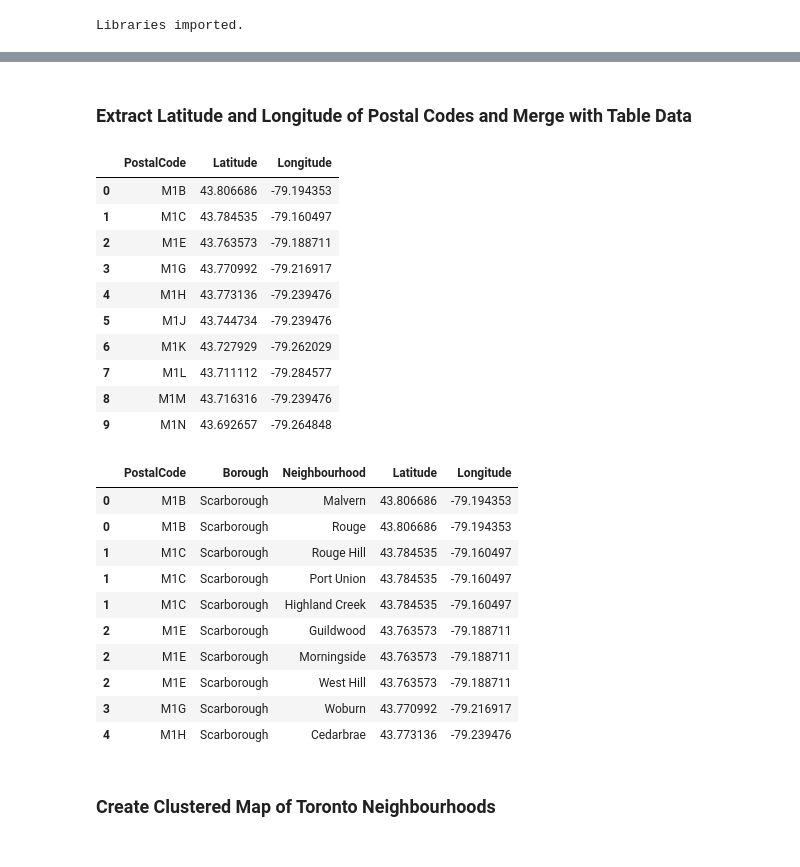
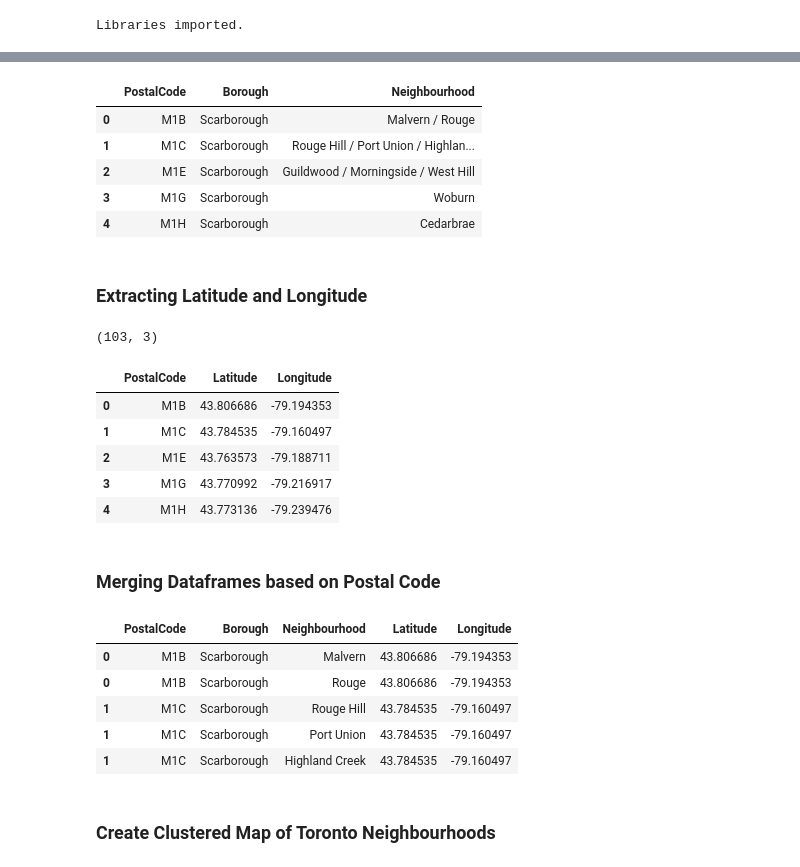
Before and after one commit to rnlclngpilar/SOFE3720-FinalProject, a Jupyter notebook: Final_Project_Clustering_Neighbourhoods.ipynb, the cells around one changed output, grey strips where cells are left out. Saved outputs shown, nothing was run; the diff lists cells and outputs as text; code cells hidden in the pictures.

```diff
--- a/Final_Project_Clustering_Neighbourhoods.ipynb
+++ b/Final_Project_Clustering_Neighbourhoods.ipynb
@@ -28,29 +28,13 @@ operable program or batch file.
 'wget' is not recognized as an internal or external command,
 operable program or batch file.
 # %%
-import pandas as pd
-pd.set_option('display.max_columns', None)
-pd.set_option('display.max_rows', None)
-
-import numpy as np
-import json
-
-from geopy.geocoders import Nominatim
-
-import requests
-
-from pandas.io.json import json_normalize
-
-import matplotlib.cm as cm
-import matplotlib.colors as colors
-
-from sklearn.cluster import KMeans
-
-import folium
+import pandas as pd     # library for data analysis
+import numpy as np      # library to handle data in a vectorized manner
+import folium           # library for map rendering
+import requests         # library to handle request
 
 from bs4 import BeautifulSoup as bs
-from IPython.display import display_html
-import urllib
+from geopy.geocoders import Nominatim   # Module to convert an address into latitude and longitude values
 
 print("Libraries imported.")
 # %% [output]
@@ -95,38 +75,45 @@ df.head(10)
+# %%
+df.head()   # print the first 5 in df
+# %% [output]
+|  | PostalCode | Borough | Neighbourhood |
+| 0 | M1B | Scarborough | Malvern / Rouge |
+| 1 | M1C | Scarborough | Rouge Hill / Port Union / Highlan... |
+| 2 | M1E | Scarborough | Guildwood / Morningside / West Hill |
+| 3 | M1G | Scarborough | Woburn |
+| 4 | M1H | Scarborough | Cedarbrae |
 # %% [markdown]
-### Extract Latitude and Longitude of Postal Codes and Merge with Table Data
+### Extracting Latitude and Longitude
 # %%
-geospatial_data = pd.read_csv('GeoSpatial_Data')
-geospatial_data.columns = ['PostalCode', 'Latitude', 'Longitude']
-geospatial_data.head(10)
+geospatial_data = pd.read_csv('GeoSpatial_Data')                    # Read from the csv file
+geospatial_data.columns = ['PostalCode', 'Latitude', 'Longitude']   # Set the columns
+geospatial_data.shape    # shape/size of dataframe
 # %% [output]
-|  | PostalCode | Latitude | Longitude |
-| 0 | M1B | 43.806686 | -79.194353 |
-| 1 | M1C | 43.784535 | -79.160497 |
-| 2 | M1E | 43.763573 | -79.188711 |
-| 3 | M1G | 43.770992 | -79.216917 |
-| 4 | M1H | 43.773136 | -79.239476 |
-| 5 | M1J | 43.744734 | -79.239476 |
-| 6 | M1K | 43.727929 | -79.262029 |
-| 7 | M1L | 43.711112 | -79.284577 |
-| 8 | M1M | 43.716316 | -79.239476 |
-| 9 | M1N | 43.692657 | -79.264848 |
+(103, 3)
+# %%
+geospatial_data.head()   # print the first 5 in df
+# %% [output]
+|  | PostalCode | Latitude | Longitude |
+| 0 | M1B | 43.806686 | -79.194353 |
+| 1 | M1C | 43.784535 | -79.160497 |
+| 2 | M1E | 43.763573 | -79.188711 |
+| 3 | M1G | 43.770992 | -79.216917 |
+| 4 | M1H | 43.773136 | -79.239476 |
+# %% [markdown]
+### Merging Dataframes based on Postal Code
 # %%
+# Join both data based on PostalCode
 df = df.join(geospatial_data.set_index('PostalCode'), on = 'PostalCode')
+
+# Cleaning data to split and splitting neighbourhoods
 df = df.assign(Neighbourhood=df.Neighbourhood.str.split(" / ")).explode('Neighbourhood')
-
-df.head(10)
+df.head() # print the first 5 in df
 # %% [output]
 |  | PostalCode | Borough | Neighbourhood | Latitude | Longitude |
 | 0 | M1B | Scarborough | Malvern | 43.806686 | -79.194353 |
 | 0 | M1B | Scarborough | Rouge | 43.806686 | -79.194353 |
 | 1 | M1C | Scarborough | Rouge Hill | 43.784535 | -79.160497 |
 | 1 | M1C | Scarborough | Port Union | 43.784535 | -79.160497 |
 | 1 | M1C | Scarborough | Highland Creek | 43.784535 | -79.160497 |
-| 2 | M1E | Scarborough | Guildwood | 43.763573 | -79.188711 |
-| 2 | M1E | Scarborough | Morningside | 43.763573 | -79.188711 |
-| 2 | M1E | Scarborough | West Hill | 43.763573 | -79.188711 |
-| 3 | M1G | Scarborough | Woburn | 43.770992 | -79.216917 |
-| 4 | M1H | Scarborough | Cedarbrae | 43.773136 | -79.239476 |
 # %% [markdown]
 ### Create Clustered Map of Toronto Neighbourhoods
 # %%
```
Also changed, not shown: parts of 10 cells of this notebook.
